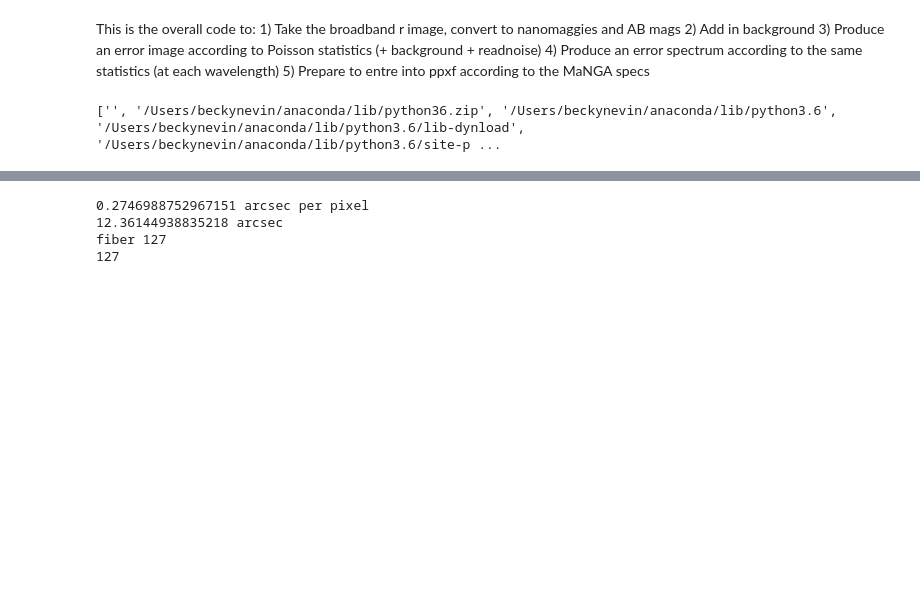
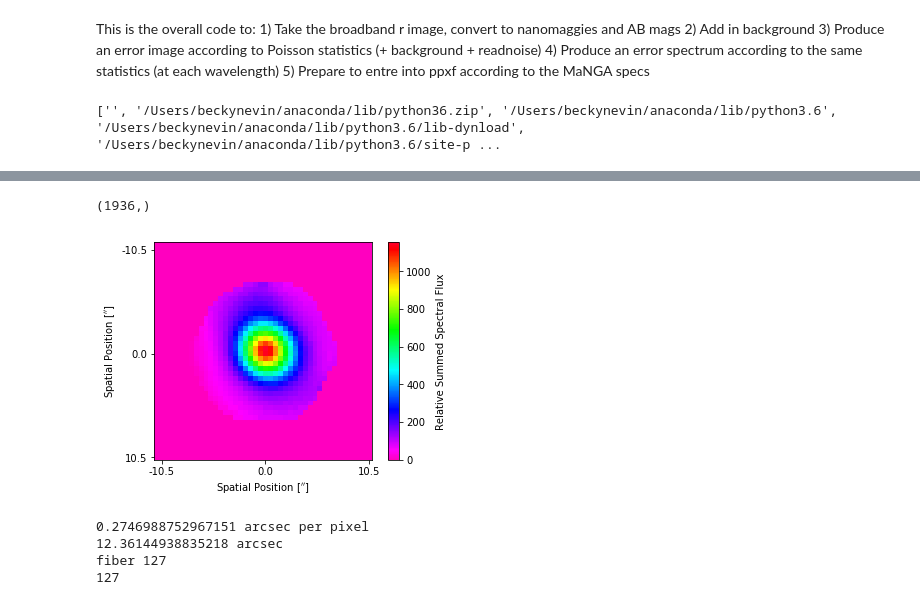
Before and after one commit to beckynevin/imaging_identification_mergers, a Jupyter notebook: Kin_test_manga.ipynb, the cells around one changed output, grey strips where cells are left out. Saved outputs shown, nothing was run; the diff lists cells and outputs as text; code cells hidden in the pictures; blank space fills up the shorter version.

```diff
--- a/Kin_test_manga.ipynb
+++ b/Kin_test_manga.ipynb
@@ -294,3 +650,23 @@ shape (44, 44)
+# %%
+print(shape(regrid_sum))
+fig=plt.figure()
+ax1=fig.add_subplot(111,aspect='equal')
+#im1=ax1.scatter(X, Y, c=regrid_sum, s=100,cmap='gist_rainbow_r')
+im1=ax1.imshow(empty_grid, cmap='gist_rainbow_r')
+cbar1=plt.colorbar(im1,label='Relative Summed Spectral Flux')
+yticks=[1 ,length/2    ,length-1]
+ylabels=[round((x-length/2)*0.5,1) for x in yticks]
+ax1.set_yticks(yticks)
+ax1.set_yticklabels(ylabels)
+ax1.set_xticks(yticks)
+ax1.set_xticklabels(ylabels)
+ax1.set_ylabel(r'Spatial Position [$^{\prime \prime}$]')
+ax1.set_xlabel(r'Spatial Position [$^{\prime \prime}$]')
+
+plt.show()
+# %% [output]
+(1936,)
+[figure, added]
 # %%
 def f_manga(x, y, exist_x, exist_y, add_spec):
     '''take the points of the hexagon and find the nearest integral and
```
Also changed, not shown: parts of 5 cells of this notebook.
